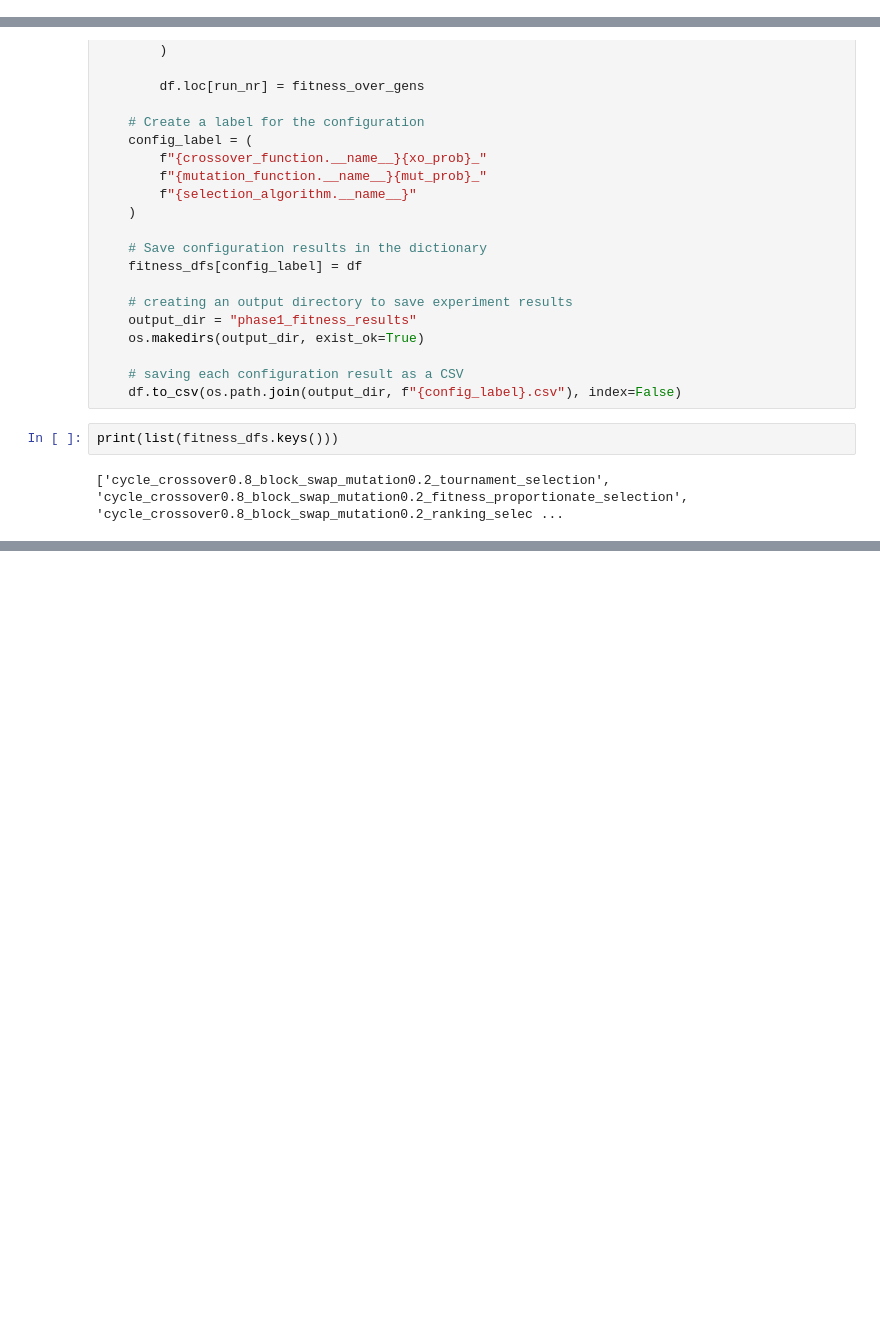
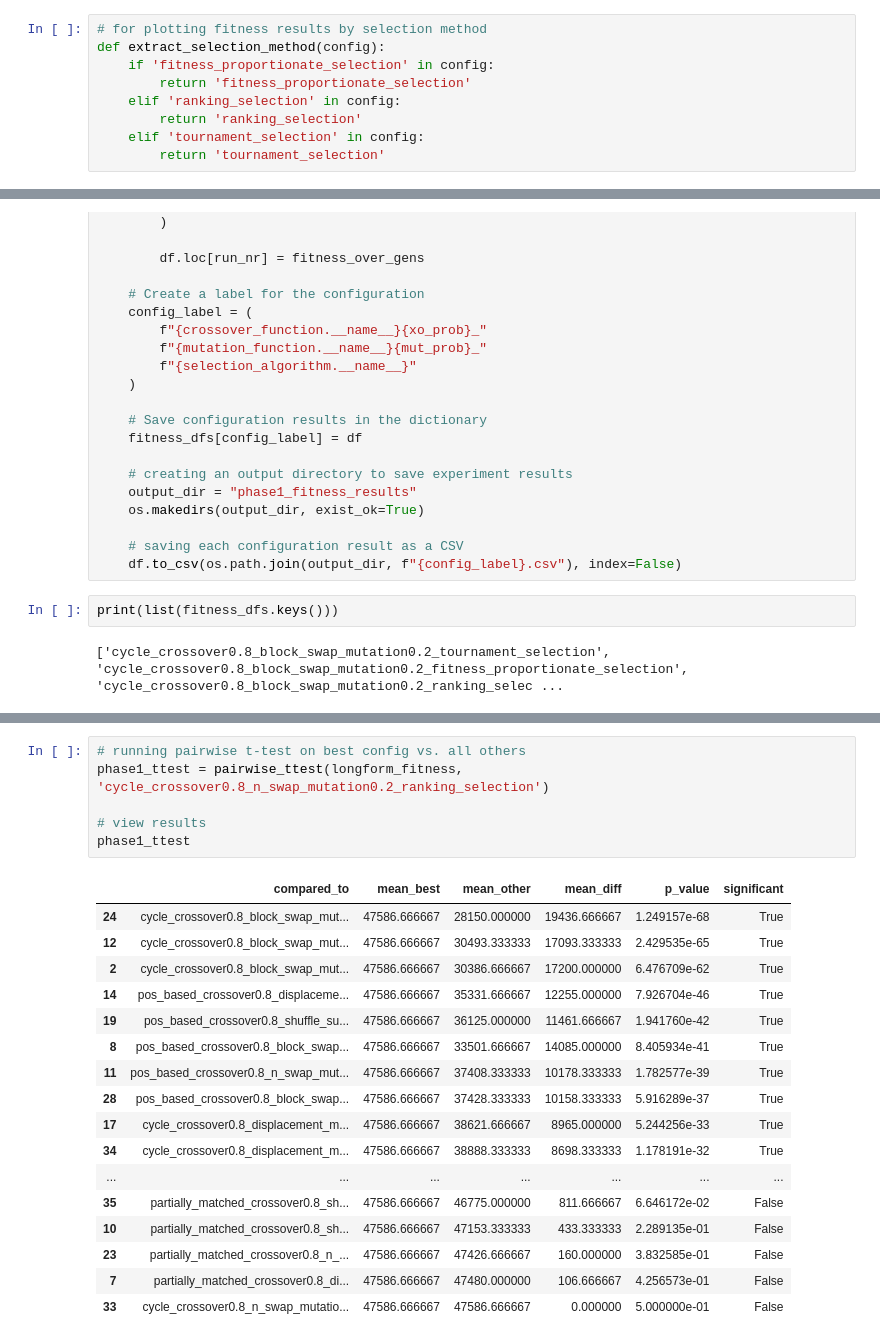
Before and after one commit to gcordeirofm/CIFO25_42, a Jupyter notebook: project/phase_1.ipynb, the cells around one changed output, grey strips where cells are left out. Saved outputs shown, nothing was run; the diff lists cells and outputs as text; blank space fills up the shorter version.

```diff
--- a/project/phase_1.ipynb
+++ b/project/phase_1.ipynb
@@ -66,4 +66,13 @@ def plot_fitness_over_gen(fitness_dfs: dict[str, pd.DataFrame]):
     plt.tight_layout()
     plt.subplots_adjust(bottom=0.25)
     plt.show()
+# %%
+# for plotting fitness results by selection method
+def extract_selection_method(config):
+    if 'fitness_proportionate_selection' in config:
+        return 'fitness_proportionate_selection'
+    elif 'ranking_selection' in config:
+        return 'ranking_selection'
+    elif 'tournament_selection' in config:
+        return 'tournament_selection'
 # %% [markdown]
@@ -243,0 +411,24 @@ This ANOVA test will simply indicate IF one of the means in the group is signifi
+# %%
+# running pairwise t-test on best config vs. all others
+phase1_ttest = pairwise_ttest(longform_fitness, 'cycle_crossover0.8_n_swap_mutation0.2_ranking_selection')
+
+# view results
+phase1_ttest
+# %% [output]
+|  | compared_to | mean_best | mean_other | mean_diff | p_value | significant |
+| 24 | cycle_crossover0.8_block_swap_mut... | 47586.666667 | 28150.000000 | 19436.666667 | 1.249157e-68 | True |
+| 12 | cycle_crossover0.8_block_swap_mut... | 47586.666667 | 30493.333333 | 17093.333333 | 2.429535e-65 | True |
+| 2 | cycle_crossover0.8_block_swap_mut... | 47586.666667 | 30386.666667 | 17200.000000 | 6.476709e-62 | True |
+| 14 | pos_based_crossover0.8_displaceme... | 47586.666667 | 35331.666667 | 12255.000000 | 7.926704e-46 | True |
+| 19 | pos_based_crossover0.8_shuffle_su... | 47586.666667 | 36125.000000 | 11461.666667 | 1.941760e-42 | True |
+| 8 | pos_based_crossover0.8_block_swap... | 47586.666667 | 33501.666667 | 14085.000000 | 8.405934e-41 | True |
+| 11 | pos_based_crossover0.8_n_swap_mut... | 47586.666667 | 37408.333333 | 10178.333333 | 1.782577e-39 | True |
+| 28 | pos_based_crossover0.8_block_swap... | 47586.666667 | 37428.333333 | 10158.333333 | 5.916289e-37 | True |
+| 17 | cycle_crossover0.8_displacement_m... | 47586.666667 | 38621.666667 | 8965.000000 | 5.244256e-33 | True |
+| 34 | cycle_crossover0.8_displacement_m... | 47586.666667 | 38888.333333 | 8698.333333 | 1.178191e-32 | True |
+| ... | ... | ... | ... | ... | ... | ... |
+| 35 | partially_matched_crossover0.8_sh... | 47586.666667 | 46775.000000 | 811.666667 | 6.646172e-02 | False |
+| 10 | partially_matched_crossover0.8_sh... | 47586.666667 | 47153.333333 | 433.333333 | 2.289135e-01 | False |
+| 23 | partially_matched_crossover0.8_n_... | 47586.666667 | 47426.666667 | 160.000000 | 3.832585e-01 | False |
+| 7 | partially_matched_crossover0.8_di... | 47586.666667 | 47480.000000 | 106.666667 | 4.256573e-01 | False |
+| 33 | cycle_crossover0.8_n_swap_mutatio... | 47586.666667 | 47586.666667 | 0.000000 | 5.000000e-01 | False |
```
Also changed, not shown: parts of 24 cells of this notebook, 2 other files.
